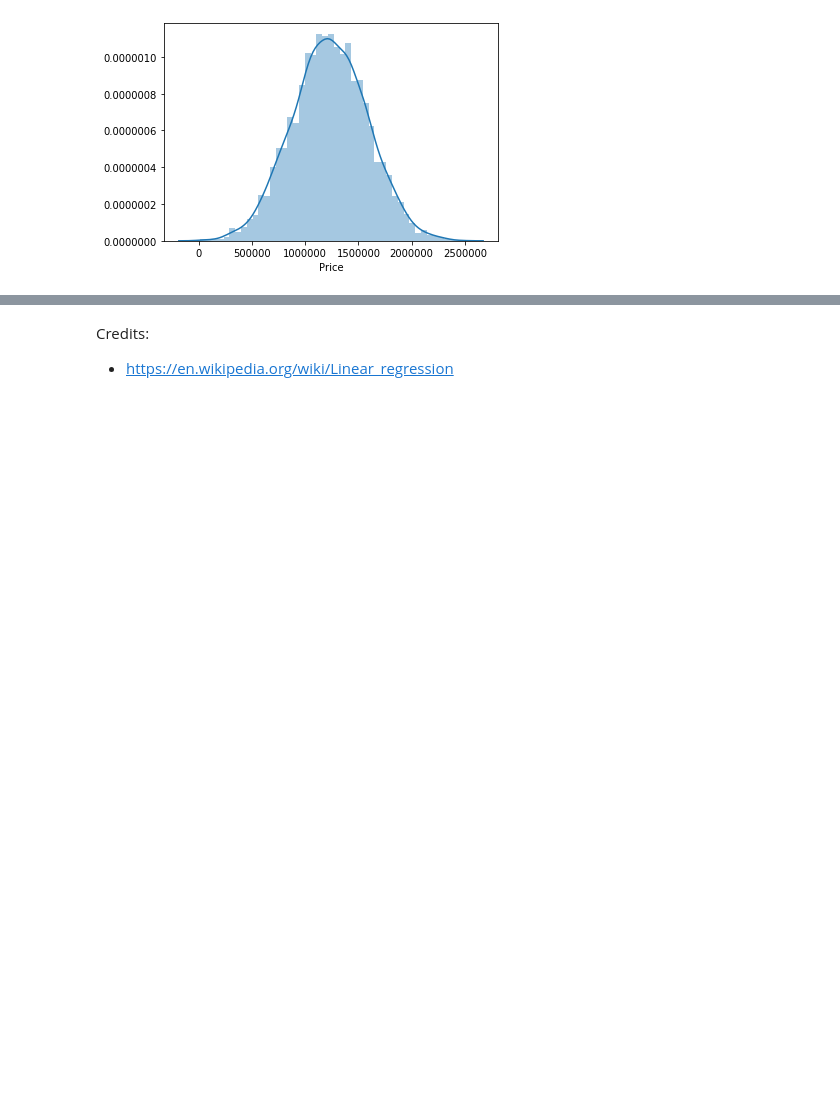
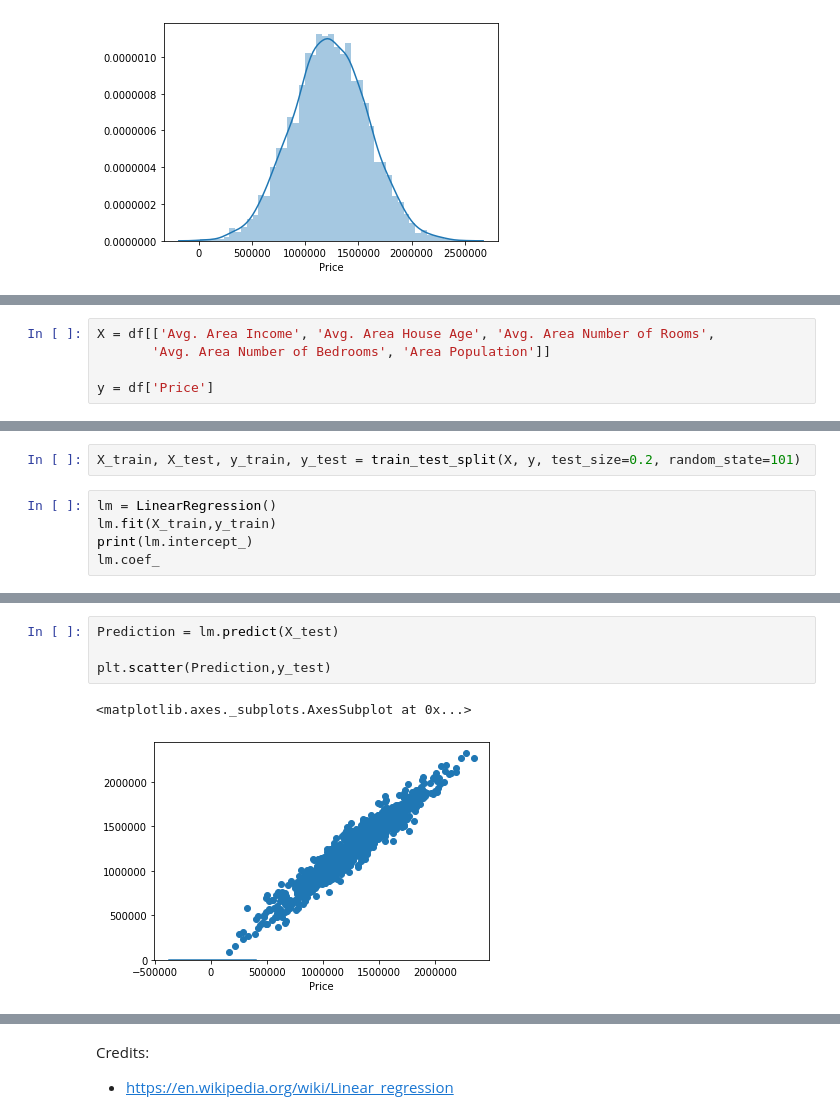
Before and after one commit to jaymanalastas/jaymanalastas.github.io, a Jupyter notebook: content/2019/5/ML.ipynb, the cells around one changed output, grey strips where cells are left out. Drawn from its saved outputs; the diff is of its cells as text; blank space fills up the shorter version.

```diff
--- a/content/2019/5/ML.ipynb
+++ b/content/2019/5/ML.ipynb
@@ -91,0 +110,5 @@ sns.distplot(df['Price'])
+# %%
+X = df[['Avg. Area Income', 'Avg. Area House Age', 'Avg. Area Number of Rooms',
+       'Avg. Area Number of Bedrooms', 'Area Population']]
+
+y = df['Price']
@@ -91,0 +132,7 @@ sns.distplot(df['Price'])
+# %%
+X_train, X_test, y_train, y_test = train_test_split(X, y, test_size=0.2, random_state=101)
+# %%
+lm = LinearRegression()
+lm.fit(X_train,y_train)
+print(lm.intercept_)
+lm.coef_
@@ -91,0 +167,7 @@ sns.distplot(df['Price'])
+# %%
+Prediction = lm.predict(X_test)
+
+plt.scatter(Prediction,y_test)
+# %% [output]
+<matplotlib.axes._subplots.AxesSubplot at 0x...>
+[figure, added]
```
Also changed, not shown: parts of 12 cells of this notebook.
